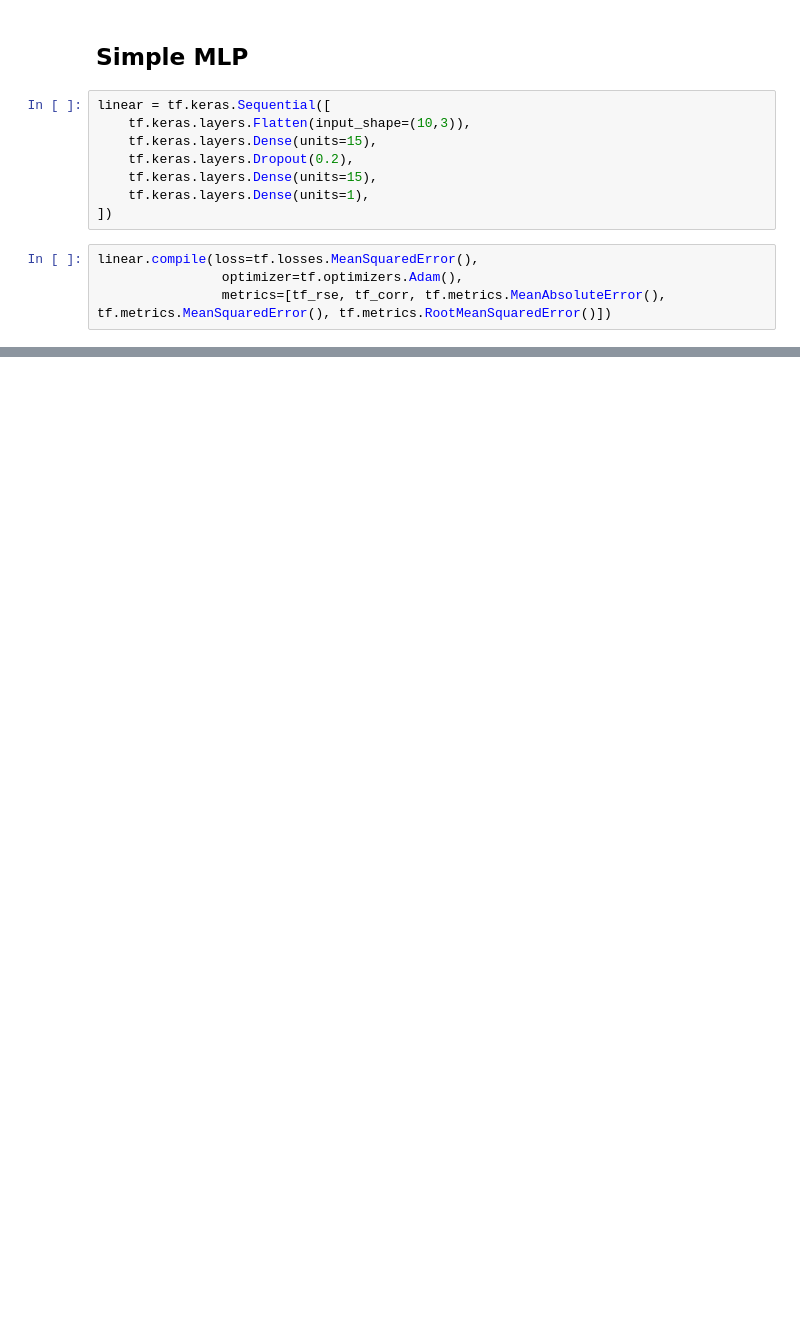
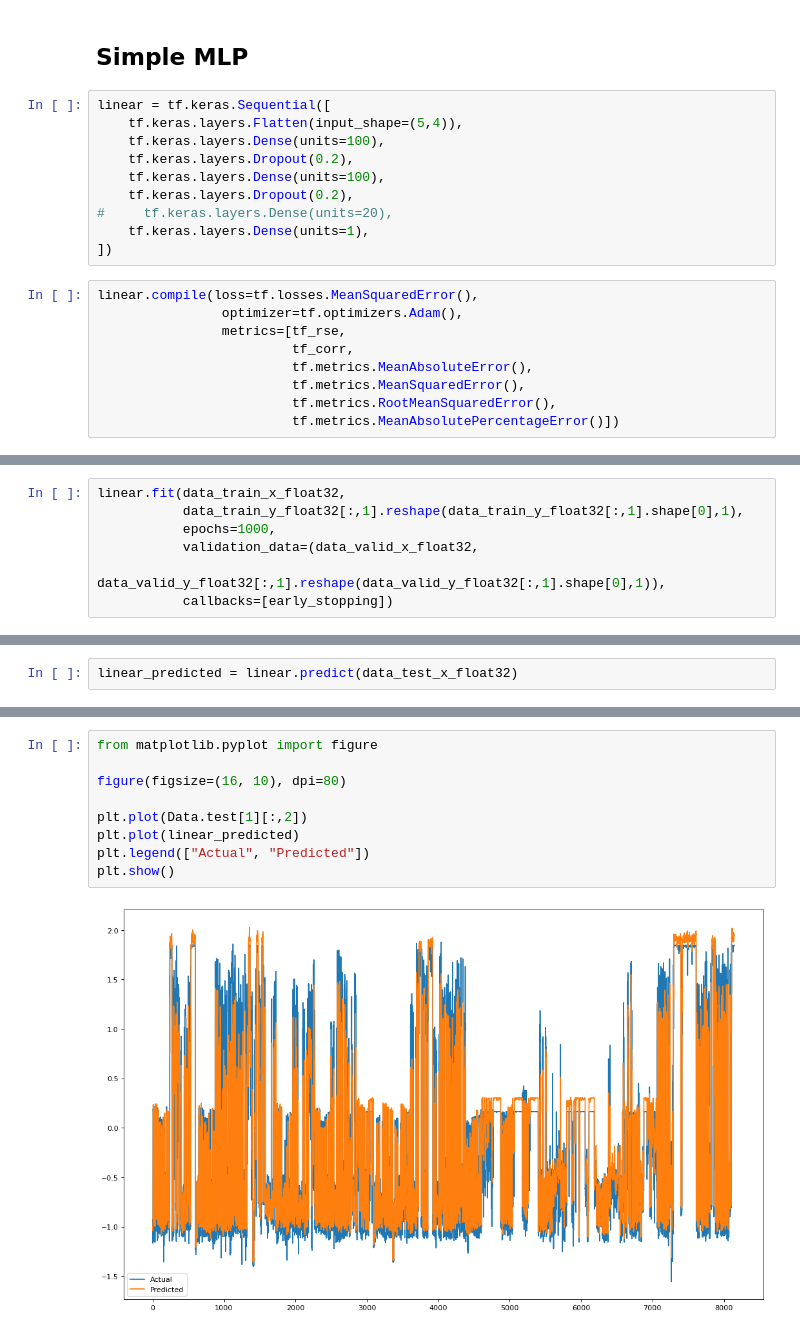
Before and after one commit to SMU-ATT-Center-for-Virtualization/network_performance_anomaly_detect, a Jupyter notebook: performance_anomaly_detection_v1.ipynb, the cells around one changed output, grey strips where cells are left out. Cells and saved outputs as stored; diff of their text form; blank space fills up the shorter version.

```diff
--- a/performance_anomaly_detection_v1.ipynb
+++ b/performance_anomaly_detection_v1.ipynb
@@ -168,13 +268,20 @@ early_stopping = tf.keras.callbacks.EarlyStopping(monitor='val_loss',
 ## Simple MLP
 # %%
 linear = tf.keras.Sequential([
-    tf.keras.layers.Flatten(input_shape=(10,3)),
-    tf.keras.layers.Dense(units=15),
+    tf.keras.layers.Flatten(input_shape=(5,4)),
+    tf.keras.layers.Dense(units=100),
     tf.keras.layers.Dropout(0.2),
-    tf.keras.layers.Dense(units=15),
+    tf.keras.layers.Dense(units=100),
+    tf.keras.layers.Dropout(0.2),
+#     tf.keras.layers.Dense(units=20),
     tf.keras.layers.Dense(units=1),
 ])
 # %%
 linear.compile(loss=tf.losses.MeanSquaredError(),
                 optimizer=tf.optimizers.Adam(),
-                metrics=[tf_rse, tf_corr, tf.metrics.MeanAbsoluteError(), tf.metrics.MeanSquaredError(), tf.metrics.RootMeanSquaredError()])
+                metrics=[tf_rse,
+                         tf_corr,
+                         tf.metrics.MeanAbsoluteError(),
+                         tf.metrics.MeanSquaredError(),
+                         tf.metrics.RootMeanSquaredError(),
+                         tf.metrics.MeanAbsolutePercentageError()])
@@ -182,0 +309,7 @@ Data.train[1][:,0].shape[0]
+# %%
+linear.fit(data_train_x_float32,
+           data_train_y_float32[:,1].reshape(data_train_y_float32[:,1].shape[0],1),
+           epochs=1000,
+           validation_data=(data_valid_x_float32,
+                            data_valid_y_float32[:,1].reshape(data_valid_y_float32[:,1].shape[0],1)),
+           callbacks=[early_stopping])
@@ -182,0 +354,2 @@ Data.train[1][:,0].shape[0]
+# %%
+linear_predicted = linear.predict(data_test_x_float32)
@@ -182,0 +403,11 @@ Data.train[1][:,0].shape[0]
+# %%
+from matplotlib.pyplot import figure
+
+figure(figsize=(16, 10), dpi=80)
+
+plt.plot(Data.test[1][:,2])
+plt.plot(linear_predicted)
+plt.legend(["Actual", "Predicted"])
+plt.show()
+# %% [output]
+[figure, added]
```
Also changed, not shown: parts of 28 cells of this notebook, 2 other files.
